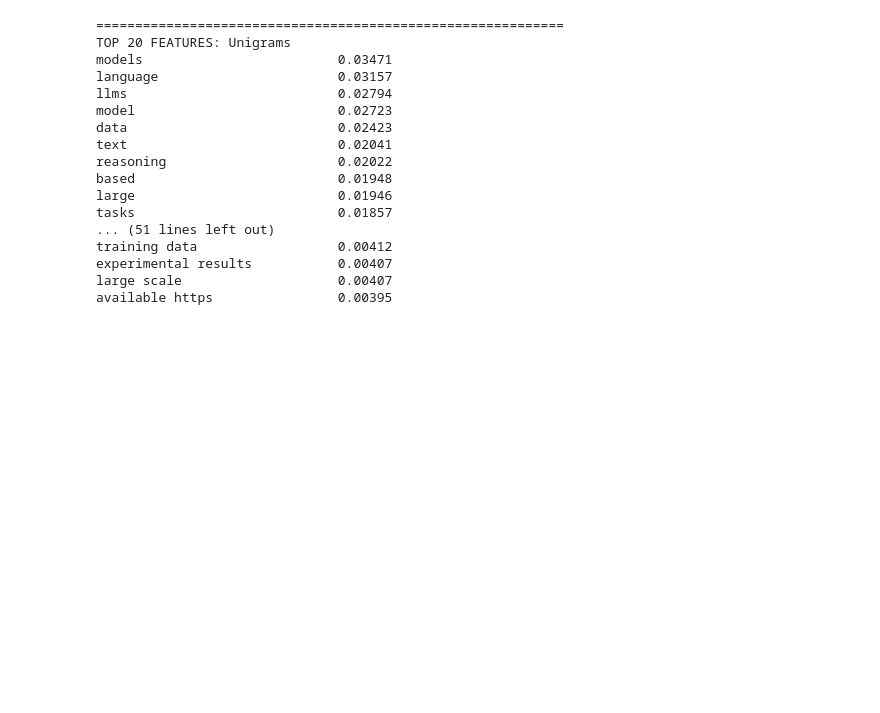
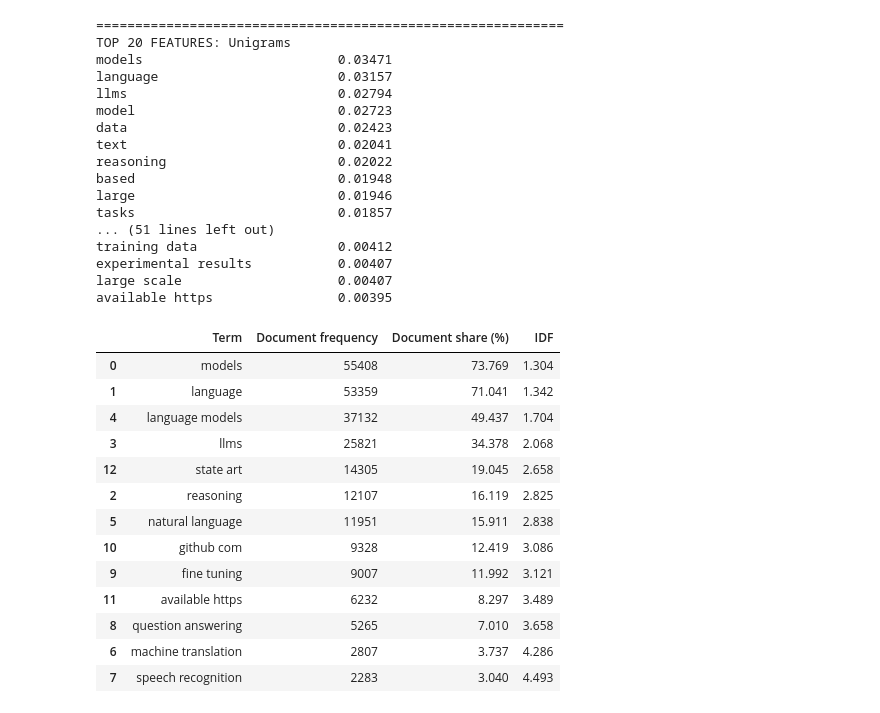
Before and after one commit to artyomturkoff/nlp-research-trends, a Jupyter notebook: 02_feature_engineering.ipynb, the cells around one changed output. Drawn from its saved outputs; the diff is of its cells as text; code cells hidden in the pictures; blank space fills up the shorter version.

```diff
--- a/02_feature_engineering.ipynb
+++ b/02_feature_engineering.ipynb
@@ -430,3 +430,71 @@ training data                  0.00412
 experimental results           0.00407
 large scale                    0.00407
 available https                0.00395
+# %%
+# Use the unigram + bigram representation
+name = "Unigrams + bigrams"
+X = matrices[name]
+vectorizer = vectorizers[name]
+
+features = vectorizer.get_feature_names_out()
+vocabulary = vectorizer.vocabulary_
+
+# Number of documents containing each feature
+document_frequency = X.getnnz(axis=0)
+
+# Terms selected for investigation
+terms = [
+    "models",
+    "language",
+    "reasoning",
+    "llms",
+    "language models",
+    "natural language",
+    "machine translation",
+    "speech recognition",
+    "question answering",
+    "fine tuning",
+    "github com",
+    "available https",
+    "state art"
+]
+
+rows = []
+
+for term in terms:
+    if term in vocabulary:
+        idx = vocabulary[term]
+
+        rows.append({
+            "Term": term,
+            "Document frequency": document_frequency[idx],
+            "Document share (%)": (
+                document_frequency[idx] / X.shape[0] * 100
+            ),
+            "IDF": vectorizer.idf_[idx]
+        })
+    else:
+        print(f"Not in vocabulary: {term}")
+
+term_diagnostics = pd.DataFrame(rows)
+
+display(
+    term_diagnostics.sort_values(
+        "Document share (%)", ascending=False
+    ).round(3)
+)
+# %% [output]
+|  | Term | Document frequency | Document share (%) | IDF |
+| 0 | models | 55408 | 73.769 | 1.304 |
+| 1 | language | 53359 | 71.041 | 1.342 |
+| 4 | language models | 37132 | 49.437 | 1.704 |
+| 3 | llms | 25821 | 34.378 | 2.068 |
+| 12 | state art | 14305 | 19.045 | 2.658 |
+| 2 | reasoning | 12107 | 16.119 | 2.825 |
+| 5 | natural language | 11951 | 15.911 | 2.838 |
+| 10 | github com | 9328 | 12.419 | 3.086 |
+| 9 | fine tuning | 9007 | 11.992 | 3.121 |
+| 11 | available https | 6232 | 8.297 | 3.489 |
+| 8 | question answering | 5265 | 7.010 | 3.658 |
+| 6 | machine translation | 2807 | 3.737 | 4.286 |
+| 7 | speech recognition | 2283 | 3.040 | 4.493 |
```
Also changed, not shown: parts of 9 cells of this notebook.
